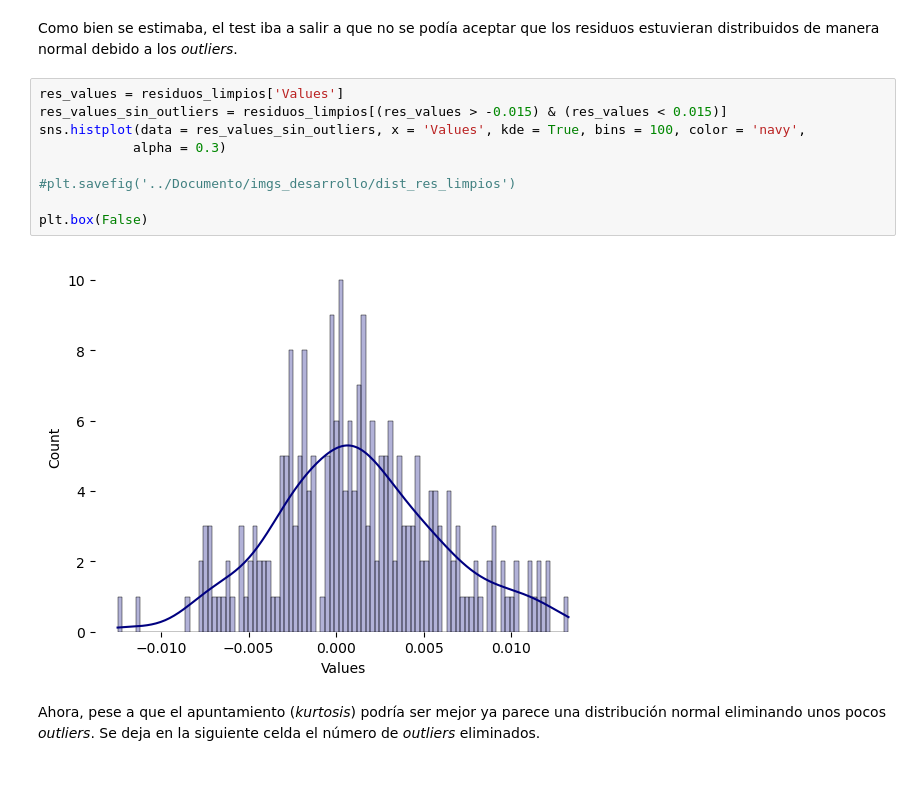
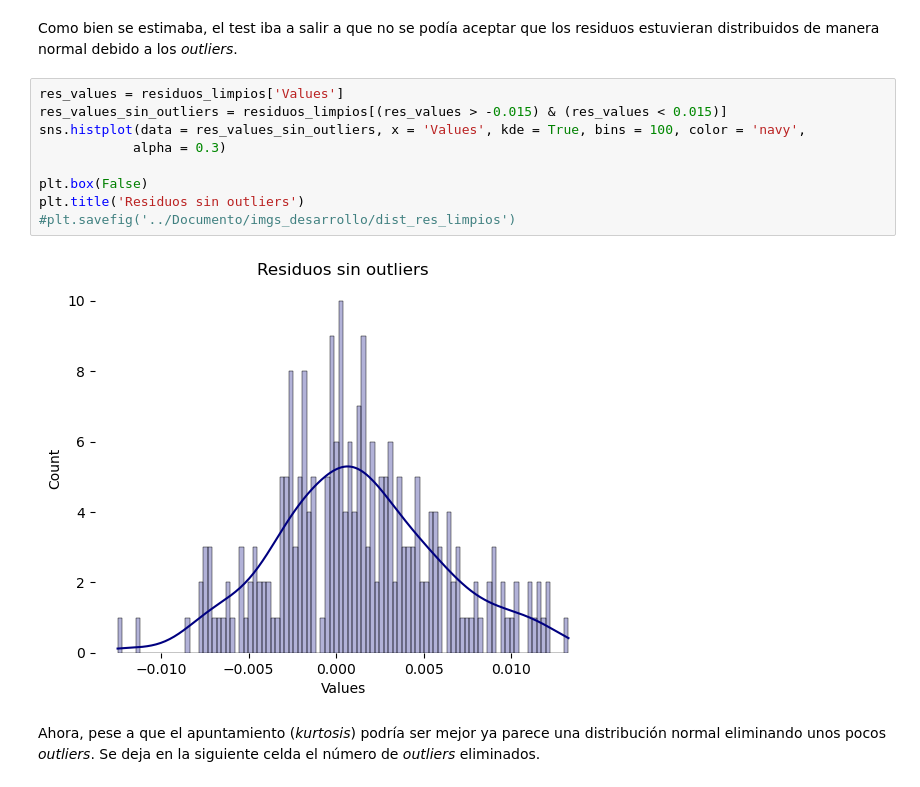
Before and after one commit to JCOQUE/TFG-matematicas, a Jupyter notebook: Desarrollo TFG.ipynb, the cells around one changed output. Cells and saved outputs as stored; diff of their text form.

```diff
--- a/Desarrollo TFG.ipynb
+++ b/Desarrollo TFG.ipynb
@@ -1207,14 +1285,14 @@ Como bien se estimaba, el test iba a salir a que no se podía aceptar que los re
 # %%
 res_values = residuos_limpios['Values']
 res_values_sin_outliers = residuos_limpios[(res_values > -0.015) & (res_values < 0.015)]
 sns.histplot(data = res_values_sin_outliers, x = 'Values', kde = True, bins = 100, color = 'navy',
             alpha = 0.3)
 
+plt.box(False)
+plt.title('Residuos sin outliers')
 #plt.savefig('../Documento/imgs_desarrollo/dist_res_limpios')
-
-plt.box(False)
 # %% [output]
-[figure, old version]
+[figure, new version]
 # %% [markdown]
 Ahora, pese a que el apuntamiento (*kurtosis*) podría ser mejor ya parece una distribución normal eliminando unos pocos *outliers*. Se deja en la siguiente celda el número de *outliers* eliminados.
 # %%
```
Also changed, not shown: parts of 52 cells of this notebook, 2 other files.
